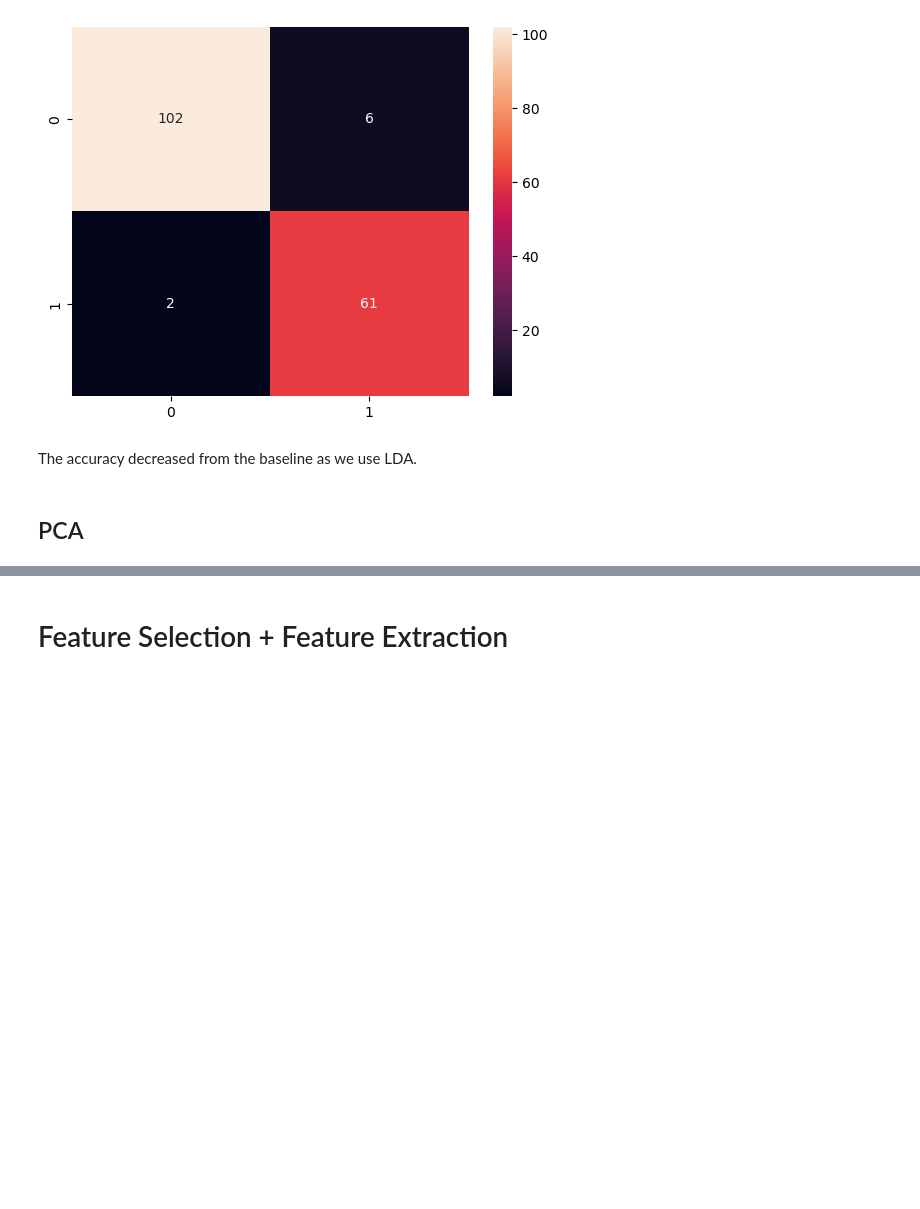
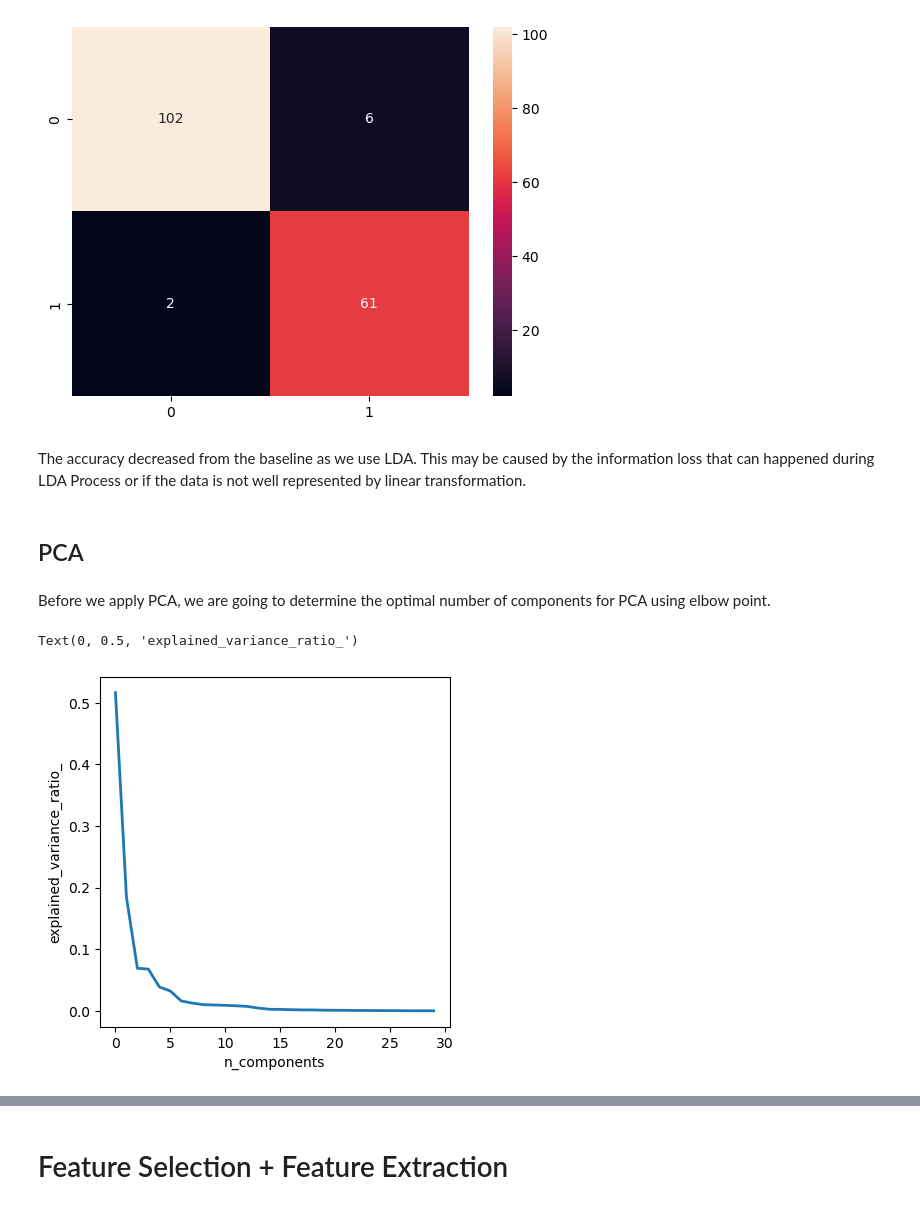
Before and after one commit to apwic/breast-cancer-classification, a Jupyter notebook: classification.ipynb, the cells around one changed output, grey strips where cells are left out. Saved outputs shown, nothing was run; the diff lists cells and outputs as text; code cells hidden in the pictures; blank space fills up the shorter version.

```diff
--- a/classification.ipynb
+++ b/classification.ipynb
@@ -300,8 +359,28 @@ sns.heatmap(cm,annot=True,fmt="d")
 Accuracy:  0.9532163742690059
 <Axes: >
 [figure]
-# %% [markdown]
-The accuracy decreased from the baseline as we use LDA.
+# %% [markdown]
+The accuracy decreased from the baseline as we use LDA. This may be caused by the information loss that can happened during LDA Process or if the data is not well represented by linear transformation.
 # %% [markdown]
 ## PCA
+# %% [markdown]
+Before we apply PCA, we are going to determine the optimal number of components for PCA using elbow point.
+# %%
+# Split the data into training and testing sets
+x_train_pca, x_test_pca, y_train_pca, y_test_pca = train_test_split(x, y, test_size=0.3, random_state=42)
+
+from sklearn.decomposition import PCA
+pca = PCA()
+pca.fit(x_train_pca)
+
+plt.figure(1, figsize=(5, 5))
+plt.clf()
+plt.axes([.2, .2, .7, .7])
+plt.plot(pca.explained_variance_ratio_, linewidth=2)
+plt.axis('tight')
+plt.xlabel('n_components')
+plt.ylabel('explained_variance_ratio_')
+# %% [output]
+Text(0, 0.5, 'explained_variance_ratio_')
+[figure, added]
 # %%
```
Also changed, not shown: parts of 19 cells of this notebook.
